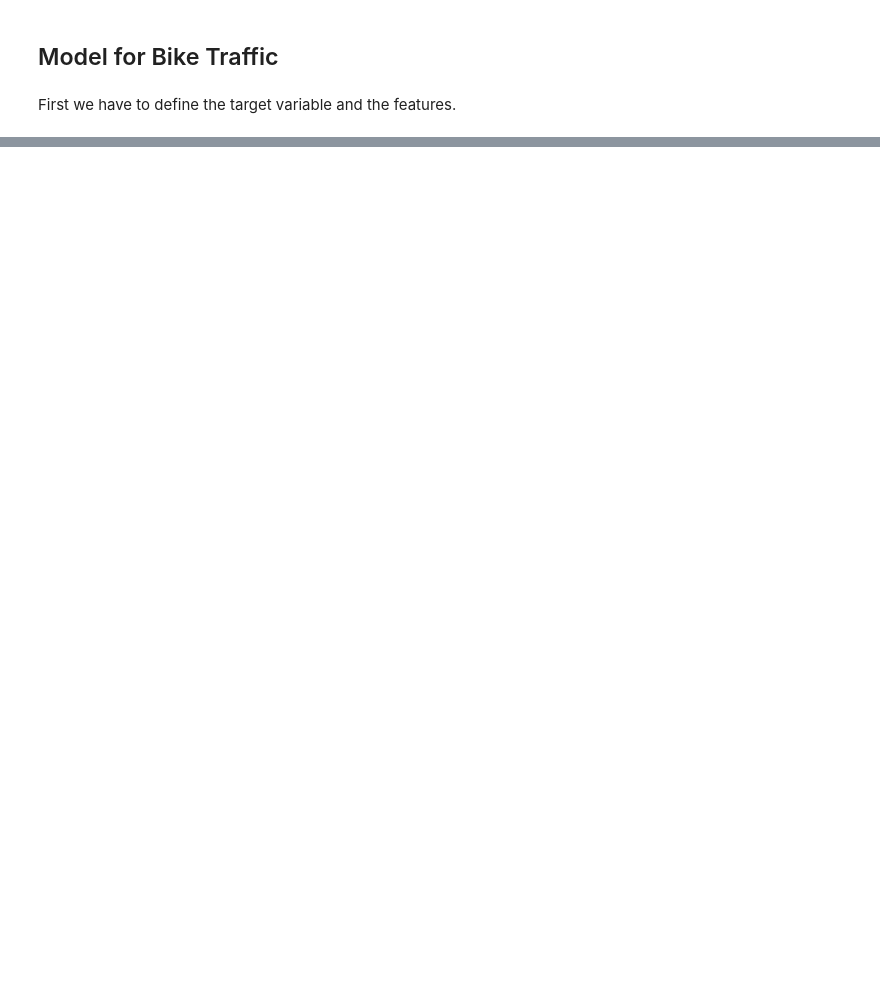
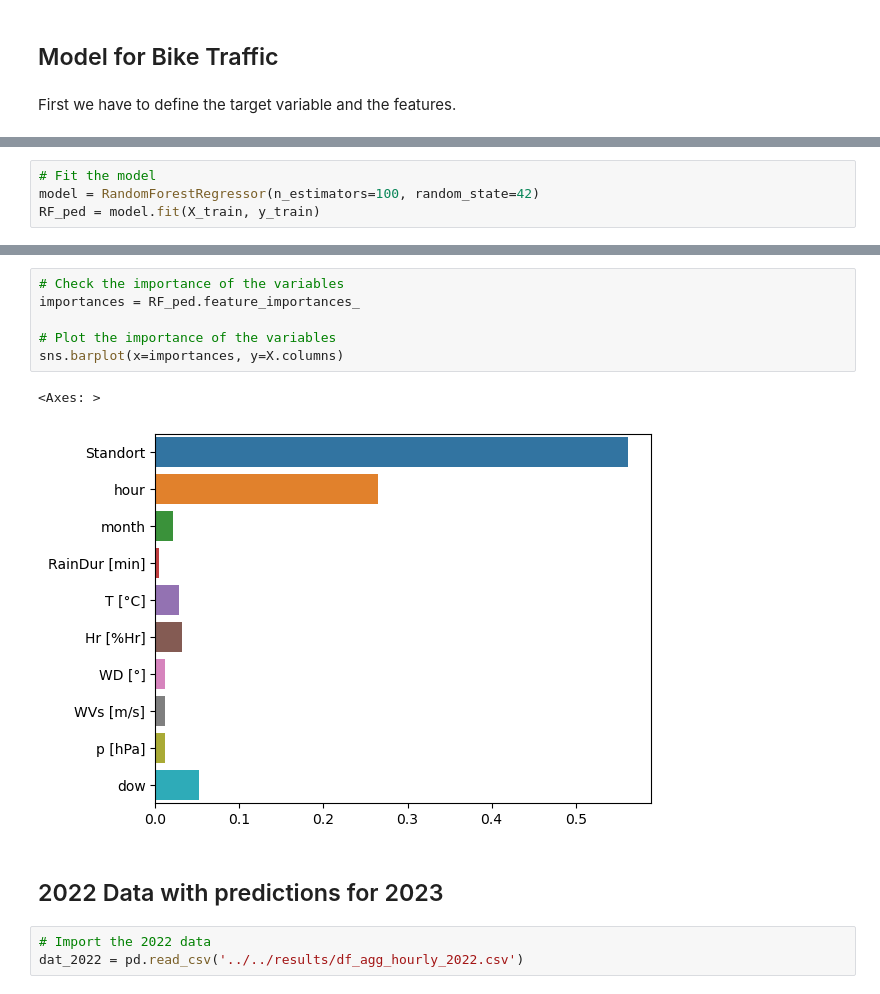
Before and after one commit to Phipsi/esc403, a Jupyter notebook: src/RF/random_forest.ipynb, the cells around one changed output, grey strips where cells are left out. Saved outputs shown, nothing was run; the diff lists cells and outputs as text; blank space fills up the shorter version.

```diff
--- a/src/RF/random_forest.ipynb
+++ b/src/RF/random_forest.ipynb
@@ -150,0 +203,4 @@ np.mean(y_test)
+# %%
+# Fit the model
+model = RandomForestRegressor(n_estimators=100, random_state=42)
+RF_ped = model.fit(X_train, y_train)
@@ -150,0 +219,14 @@ np.mean(y_test)
+# %%
+# Check the importance of the variables
+importances = RF_ped.feature_importances_
+
+# Plot the importance of the variables
+sns.barplot(x=importances, y=X.columns)
+# %% [output]
+<Axes: >
+[figure, added]
+# %% [markdown]
+## 2022 Data with predictions for 2023
+# %%
+# Import the 2022 data
+dat_2022 = pd.read_csv('../../results/df_agg_hourly_2022.csv')
```
Also changed, not shown: parts of 20 cells of this notebook.
